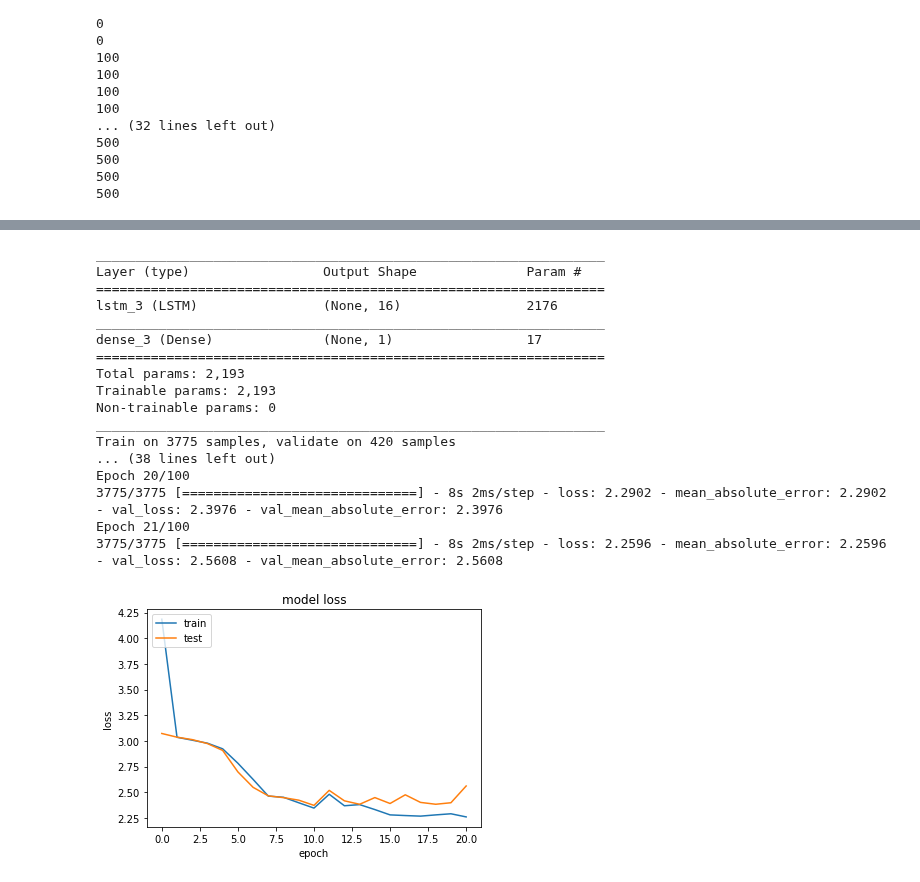
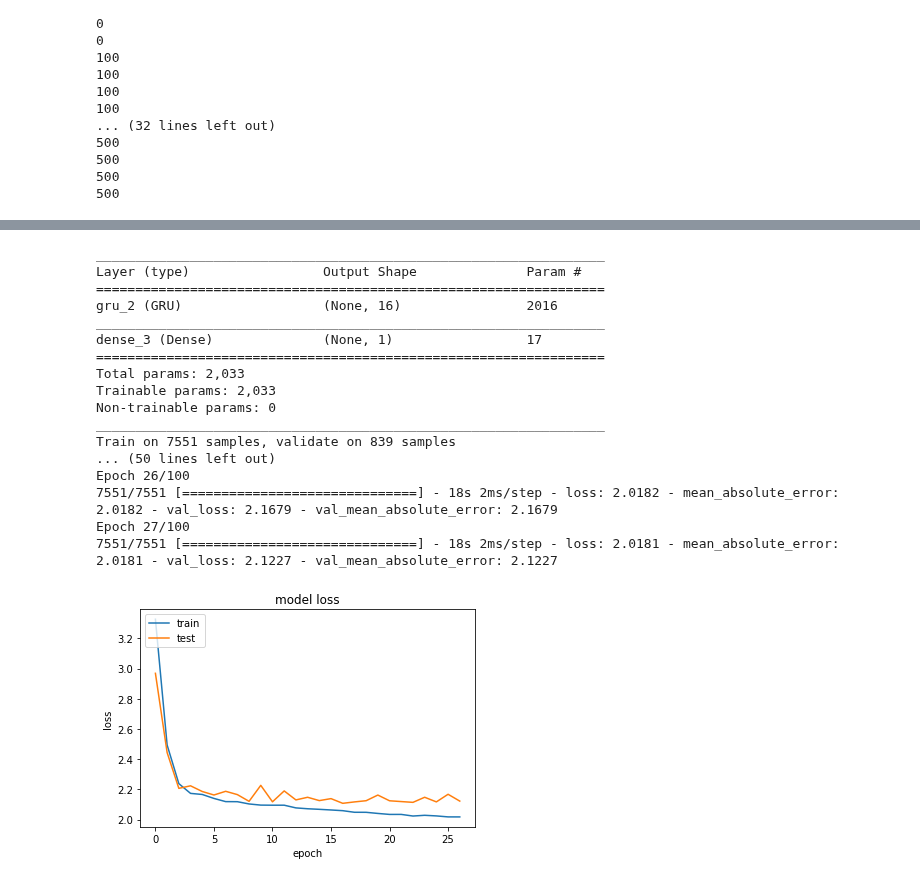
Before and after one commit to stehem/kaggle, a Jupyter notebook: earthquakes/quakes2.ipynb, the cells around one changed output, grey strips where cells are left out. Saved outputs shown, nothing was run; the diff lists cells and outputs as text; code cells hidden in the pictures.

```diff
--- a/earthquakes/quakes2.ipynb
+++ b/earthquakes/quakes2.ipynb
@@ -38,0 +56,4 @@ df.describe()
+# %%
+a = np.random.choice(df.index.values, 5)
+# %%
+df.loc[a,'acoustic_data'] = [1,2,3,4,5]
@@ -72,7 +116,7 @@ df2
 a = np.array([1,2,-3,4,50,-1,2,3])
 a[a > 3]
 # %%
-TIMESTEPS=150
+TIMESTEPS=100
 
 import build_segment
 importlib.reload(build_segment)
@@ -83,7 +127,7 @@ split_chunks = np.array_split(splits,mp.cpu_count())
 
 if __name__ ==  '__main__':
     pool = mp.Pool(mp.cpu_count())
-    res = [pool.apply_async(build_segment_f,args=[chunk,TIMESTEPS]) for chunk in split_chunks]
+    res = [pool.apply_async(build_segment_f,args=[chunk,TIMESTEPS,False,True]) for chunk in split_chunks]
     pool.close()
     pool.join()
 # %% [output]
@@ -113,8 +176,8 @@ res[0].get()[100]
 # %%
 NUMBER_OF_FEATURES=len(res[0].get()[0].drop('time_to_failure', axis=1).columns)
 
-training = np.empty((len(splits),TIMESTEPS,NUMBER_OF_FEATURES),dtype=float)
-targets = np.empty((len(splits),1),dtype=float)
+training = np.empty((len(splits)*2,TIMESTEPS,NUMBER_OF_FEATURES),dtype=float)
+targets = np.empty((len(splits)*2,1),dtype=float)
 i=0
 for r in res:
     for df in r.get():
@@ -138,13 +201,13 @@ from keras.layers import Bidirectional
 
 
 dropout=0.2
-BATCH_SIZE=32
+BATCH_SIZE=16
 
 
 my_model = Sequential()
 
 
-my_model.add(LSTM(use_bias = True,unit_forget_bias=True,\
+my_model.add(GRU(use_bias = True,#unit_forget_bias=True,\
                   units = 16,\
                   input_shape=(TIMESTEPS, NUMBER_OF_FEATURES),
                   #dropout=dropout,recurrent_dropout=dropout,
@@ -175,43 +238,43 @@ callbacks = [
     #Reseter()
 ]
 
 history = my_model.fit(train_data, y_train, batch_size=BATCH_SIZE, epochs=100, shuffle=True,
                       validation_data=(val_data,y_val), callbacks=callbacks
                     )
 
 
 import matplotlib.pyplot as plt
 
 
 plt.plot(history.history['loss'])
 plt.plot(history.history['val_loss'])
 plt.title('model loss')
 plt.ylabel('loss')
 plt.xlabel('epoch')
 plt.legend(['train', 'test'], loc='upper left')
 plt.show()
 
 #import math
 #print("best rmse val:", math.sqrt(my_model.history.history['val_mean_squared_error'][-1]))
 # %% [output]
 _________________________________________________________________
 Layer (type)                 Output Shape              Param #
 =================================================================
-lstm_3 (LSTM)                (None, 16)                2176
+gru_2 (GRU)                  (None, 16)                2016
 _________________________________________________________________
 dense_3 (Dense)              (None, 1)                 17
 =================================================================
-Total params: 2,193
-Trainable params: 2,193
+Total params: 2,033
+Trainable params: 2,033
 Non-trainable params: 0
 _________________________________________________________________
-Train on 3775 samples, validate on 420 samples
-... (38 lines left out)
-Epoch 20/100
-3775/3775 [==============================] - 8s 2ms/step - loss: 2.2902 - mean_absolute_error: 2.2902 - val_loss: 2.3976 - val_mean_absolute_error: 2.3976
-Epoch 21/100
-3775/3775 [==============================] - 8s 2ms/step - loss: 2.2596 - mean_absolute_error: 2.2596 - val_loss: 2.5608 - val_mean_absolute_error: 2.5608
+Train on 7551 samples, validate on 839 samples
+... (50 lines left out)
+Epoch 26/100
+7551/7551 [==============================] - 18s 2ms/step - loss: 2.0182 - mean_absolute_error: 2.0182 - val_loss: 2.1679 - val_mean_absolute_error: 2.1679
+Epoch 27/100
+7551/7551 [==============================] - 18s 2ms/step - loss: 2.0181 - mean_absolute_error: 2.0181 - val_loss: 2.1227 - val_mean_absolute_error: 2.1227
-[figure, old version]
+[figure, new version]
 # %%
 TEST_SPLITS='test'
 test_splits = [f for f in listdir(TEST_SPLITS) if isfile(join(TEST_SPLITS, f))]
```
Also changed, not shown: parts of 6 cells of this notebook, 3 other files.
